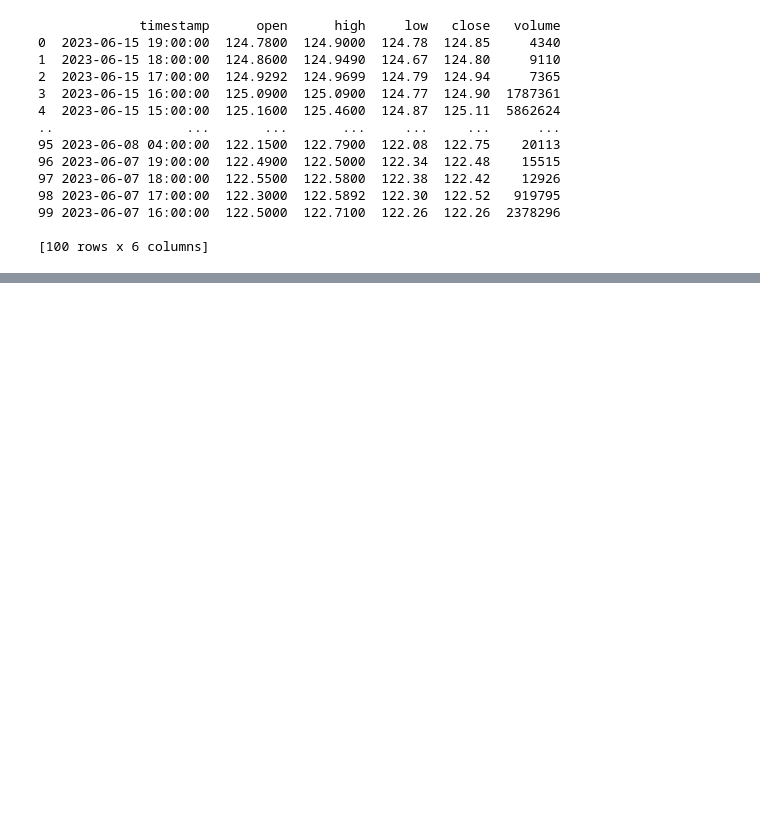
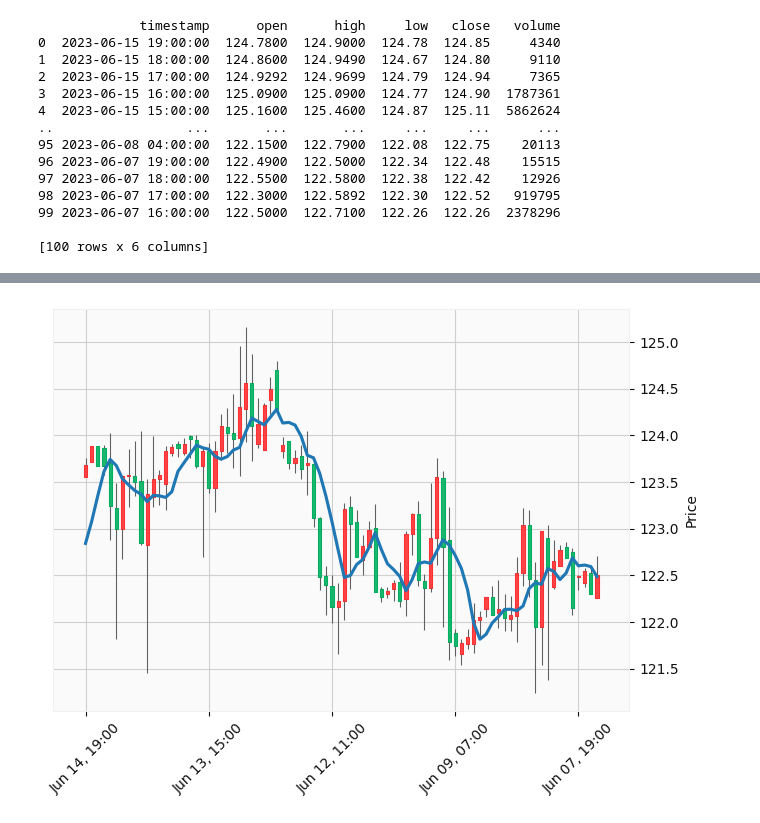
Before and after one commit to anishantony8/AWS, a Jupyter notebook: API.ipynb, the cells around one changed output, grey strips where cells are left out. Cells and saved outputs as stored; diff of their text form; code cells hidden in the pictures; blank space fills up the shorter version.

```diff
--- a/API.ipynb
+++ b/API.ipynb
@@ -241,0 +200,13 @@ class Strategy:
+# %%
+class Strategy(Script_Data):
+  def __init__(self,stock):
+    super().__init__()
+    self.stock = stock
+    self.df = self.fetch_intraday_data(self.stock).convert_intraday_data()
+    return self.df
+# %%
+class Strategy(Script_Data):
+    def __init__(self, stock):
+        super().__init__()
+        self.stock = stock
+        return self.fetch_intraday_data(self.stock).convert_intraday_data()
@@ -241,0 +300,20 @@ class Strategy:
+# %%
+data = Strategy('GOOGL')
+df =  data.get_script_data()
+indicator  = data.indicator1()
+# %%
+import mplfinance as mpf
+df = df[4:]
+# Assuming you have a DataFrame called 'df' with OHLC (Open, High, Low, Close) data
+ohlc_data = df[['timestamp', 'open', 'high', 'low', 'close']]
+ohlc_data.set_index('timestamp', inplace=True)
+indicator = indicator[4:]
+# Assuming you have a DataFrame called 'indicator' with the indicator data
+indicator_data = indicator[['timestamp', 'indicator']]
+indicator_data.set_index('timestamp', inplace=True)
+
+# Plot the candlestick chart with the indicator data
+add_plot = mpf.make_addplot(indicator_data['indicator'])
+mpf.plot(ohlc_data, type='candle', style='yahoo', addplot=add_plot)
+# %% [output]
+[figure, added]
```
Also changed, not shown: parts of 17 cells of this notebook.
